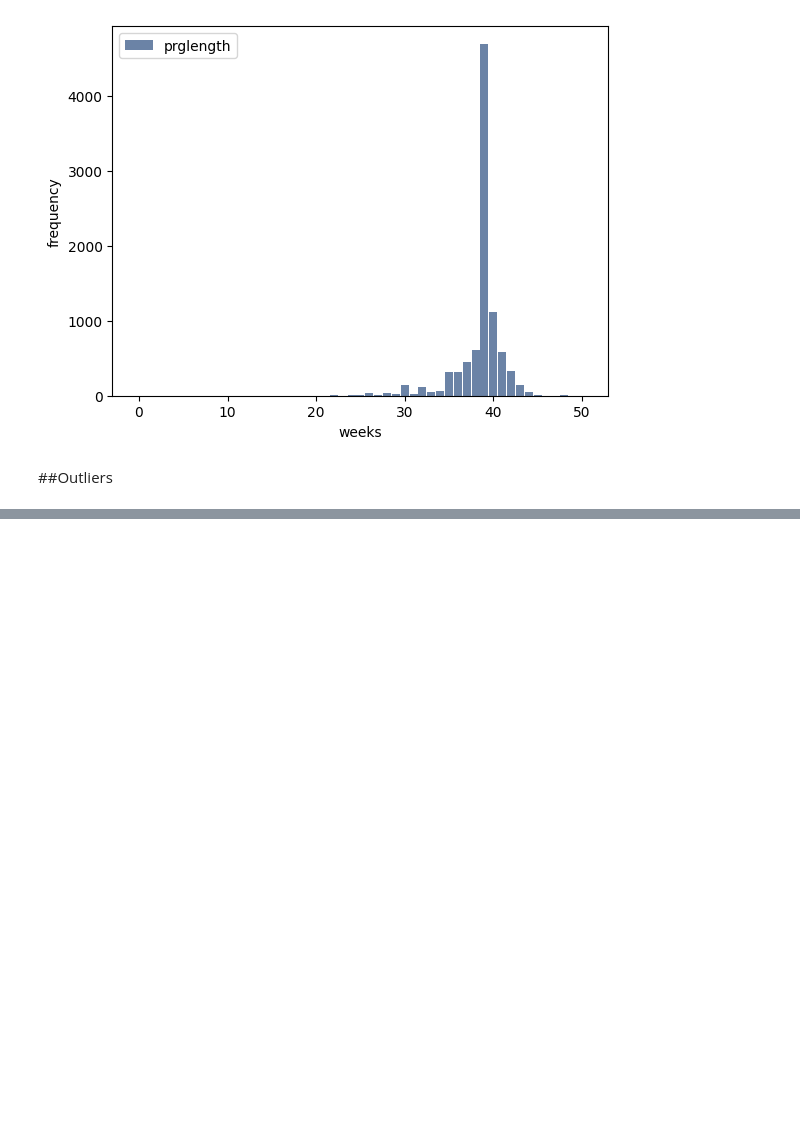
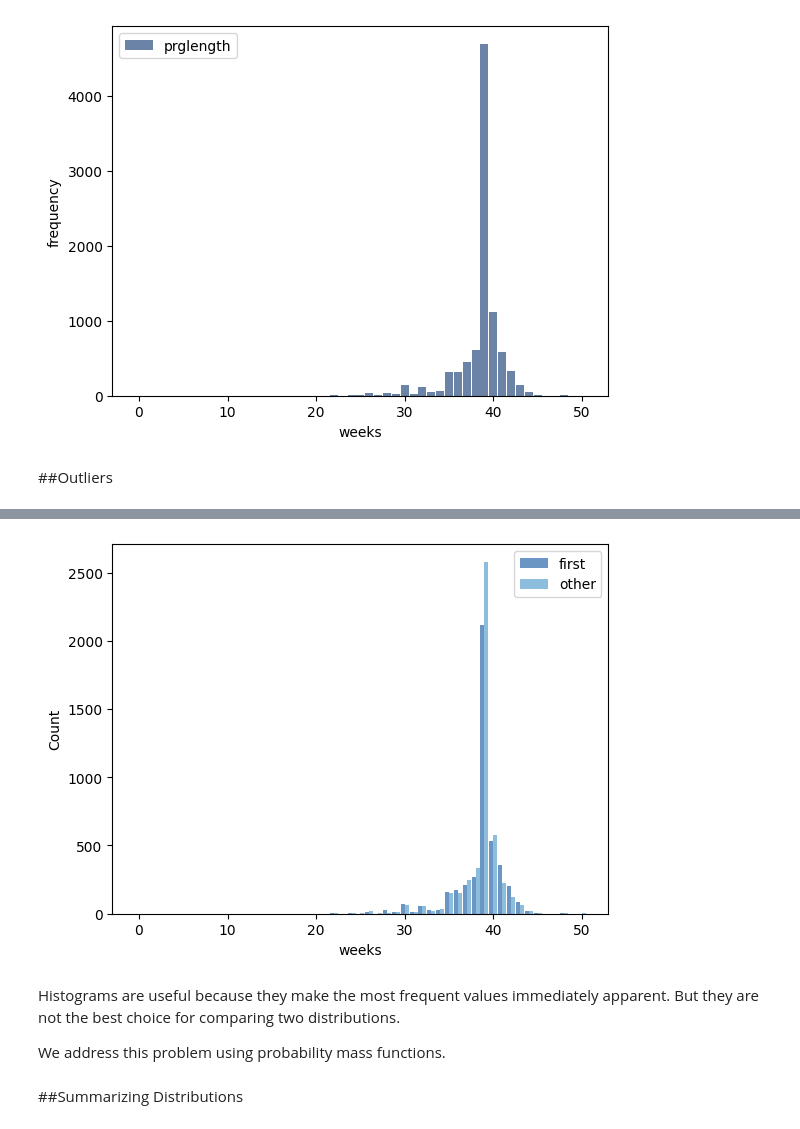
Before and after one commit to rahiakela/data-science-research-and-practice, a Jupyter notebook: think-stats/01_distributions.ipynb, the cells around one changed output, grey strips where cells are left out. Cells and saved outputs as stored; diff of their text form; code cells hidden in the pictures; blank space fills up the shorter version.

```diff
--- a/think-stats/01_distributions.ipynb
+++ b/think-stats/01_distributions.ipynb
@@ -137,0 +185,18 @@ thinkplot.Config(xlabel="weeks", ylabel="frequency")
+# %%
+# We can use width and align to plot two histograms side-by-side
+width = 0.45
+thinkplot.PrePlot(2)
+
+thinkplot.Hist(first_hist, align="right", width=width)
+thinkplot.Hist(other_hist, align="left", width=width)
+thinkplot.Config(xlabel="weeks", ylabel="Count")
+# %% [output]
+[figure, added]
+# %% [markdown]
+Histograms are useful because they make the most frequent values immediately apparent.
+But they are not the best choice for comparing two distributions.
+
+We address this problem using
+probability mass functions.
+# %% [markdown]
+##Summarizing Distributions
```
Also changed, not shown: parts of 4 cells of this notebook.
